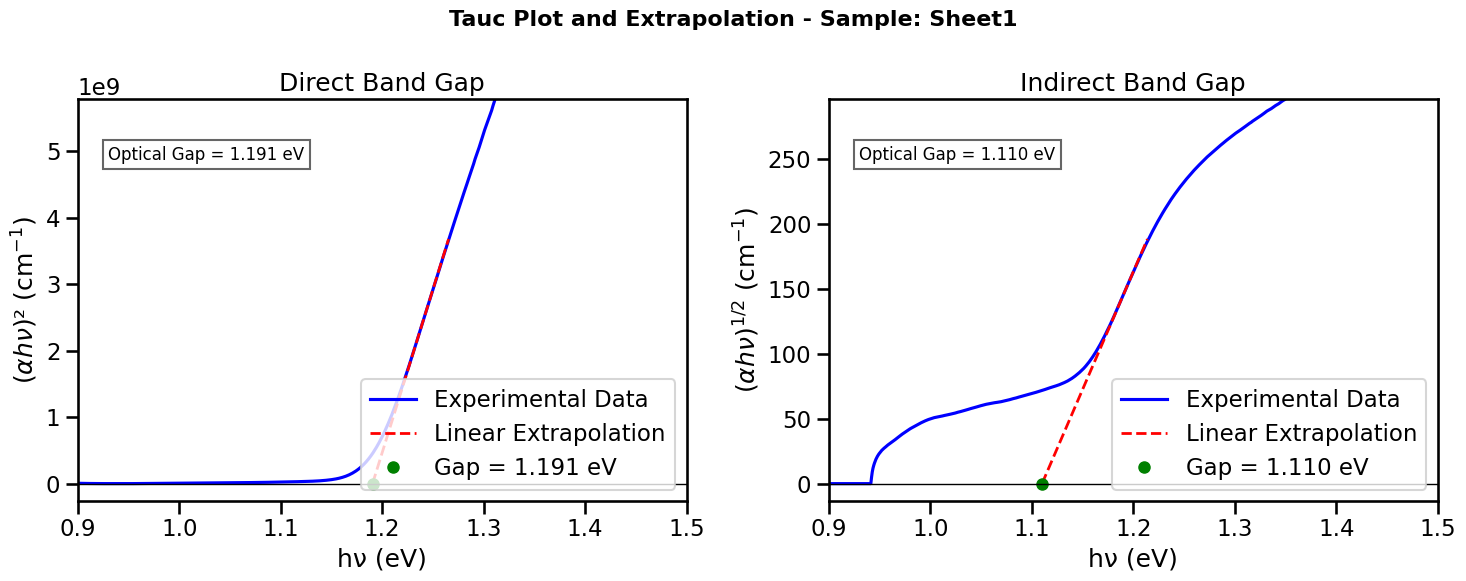
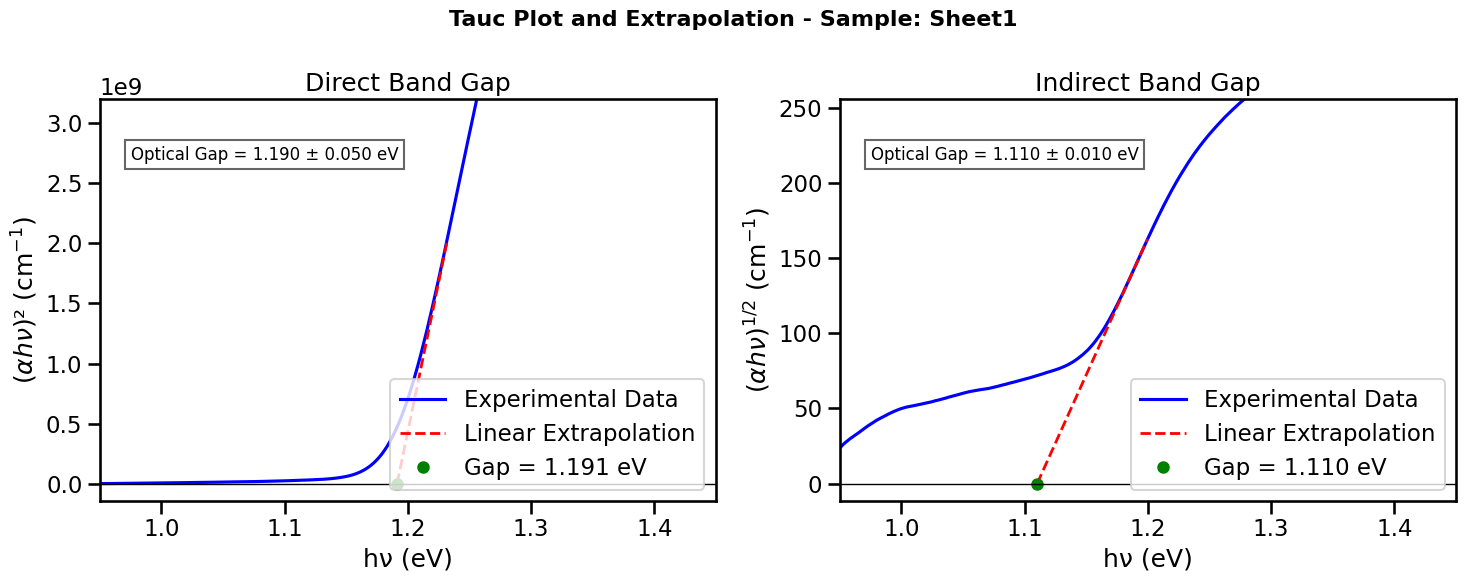
The change to this notebook cell's code, shown as a diff; its figure went from the first image to the second:
--- before
+++ after
@@ -1,4 +1,14 @@
 from scipy.signal import savgol_filter
 import os
+
+# Define the num_of_zeros function for decimal place formatting
+def num_of_zeros(n):
+  s = '{:.16f}'.format(n).split('.')
+  if s[0] == '0':
+    # For numbers < 1, count the leading zeros and add 1
+    return len(s[1]) - len(s[1].lstrip('0')) + 1
+  else:
+    # For numbers >= 1, no leading zeros needed
+    return 0
 
 print("\nCalculating Bandgaps...")
@@ -7,6 +17,6 @@
 # You can adjust these limits (in eV) to focus the analysis on the rising edge of the material
 # and ignore noise at low energies or substrate (Glass) absorption at high energies.
-min_energy = 1.1
-max_energy = 1.3
+min_energy = 1.15
+max_energy = 1.25
 
 for k in res.keys():
@@ -59,9 +69,27 @@
         x_cross = -c / m
         
+        # 7. Error estimation using linear regression on the smoothed data
+        # Fit a linear function to the data around the maximum slope region
+        # to get reliable slope and intercept uncertainties
+        coeffs, cov = np.polyfit(x_fit, y_smooth, 1, cov=True)
+        m_fit = coeffs[0]
+        c_fit = coeffs[1]
+        
+        # Extract uncertainties from covariance matrix
+        sigma_m = np.sqrt(cov[0, 0])  # Uncertainty in slope
+        sigma_c = np.sqrt(cov[1, 1])  # Uncertainty in intercept
+        
+        # Error propagation for bandgap: x_cross = -c/m
+        # Using partial derivatives: dx/dc = -1/m, dx/dm = c/m^2
+        sigma_bg = np.sqrt((sigma_c / m_fit)**2 + (c_fit * sigma_m / (m_fit**2))**2)
+        
+        # Determine appropriate number of decimal places for displaying the uncertainty
+        decimals = num_of_zeros(sigma_bg)
+        
         # Save the values
         gap_type = 'Direct' if 'Direct' in info['title'] else 'Indirect'
-        gaps.append({'Sample': k, 'Type': gap_type, 'Gap (eV)': x_cross})
+        gaps.append({'Sample': k, 'Type': gap_type, 'Gap (eV)': x_cross, 'Error (eV)': sigma_bg})
 
-        # 7. Draw the plots
+        # 8. Draw the plots
         # Plot original data
         ax.plot(x_hv, y_data, 'b-', label='Experimental Data')
@@ -82,5 +110,6 @@
         ax.set_ylabel(info['ylabel'])
         ax.set_title(info['title'])
-        ax.text(0.05, 0.85, f'Optical Gap = {x_cross:.3f} eV', transform=ax.transAxes, fontsize=12, bbox=dict(facecolor='white', alpha=0.6))
+        ax.text(0.05, 0.85, f'Optical Gap = {round(x_cross, decimals):.3f} ± {round(sigma_bg, decimals):.3f} eV', 
+                transform=ax.transAxes, fontsize=12, bbox=dict(facecolor='white', alpha=0.6))
         
         # Adjust the visual "window" of the plot

Commit: Corrected Band Gap